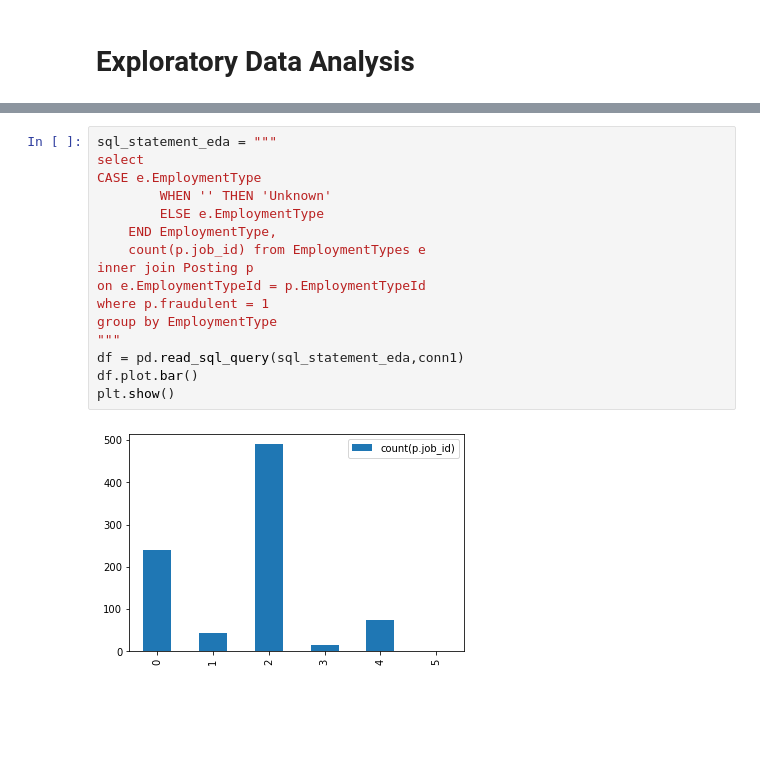
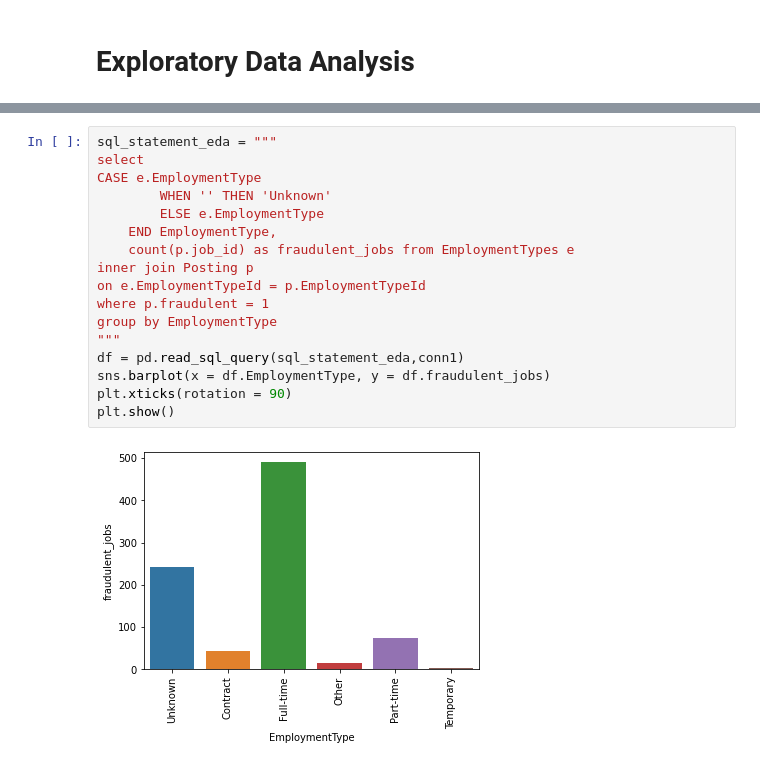
Before and after one commit to Shrestha097/Python_proj_EAS503, a Jupyter notebook: RealVsFakeJobPosting.ipynb, the cells around one changed output, grey strips where cells are left out. Cells and saved outputs as stored; diff of their text form; blank space fills up the shorter version.

```diff
--- a/RealVsFakeJobPosting.ipynb
+++ b/RealVsFakeJobPosting.ipynb
@@ -909,18 +929,19 @@ print(res)
 # %%
 sql_statement_eda = """
 select
 CASE e.EmploymentType
         WHEN '' THEN 'Unknown'
         ELSE e.EmploymentType
     END EmploymentType,
-    count(p.job_id) from EmploymentTypes e
+    count(p.job_id) as fraudulent_jobs from EmploymentTypes e
 inner join Posting p
 on e.EmploymentTypeId = p.EmploymentTypeId
 where p.fraudulent = 1
 group by EmploymentType
 """
 df = pd.read_sql_query(sql_statement_eda,conn1)
-df.plot.bar()
+sns.barplot(x = df.EmploymentType, y = df.fraudulent_jobs)
+plt.xticks(rotation = 90)
 plt.show()
 # %% [output]
-[figure, old version]
+[figure, new version]
```
Also changed, not shown: parts of 6 cells of this notebook.
